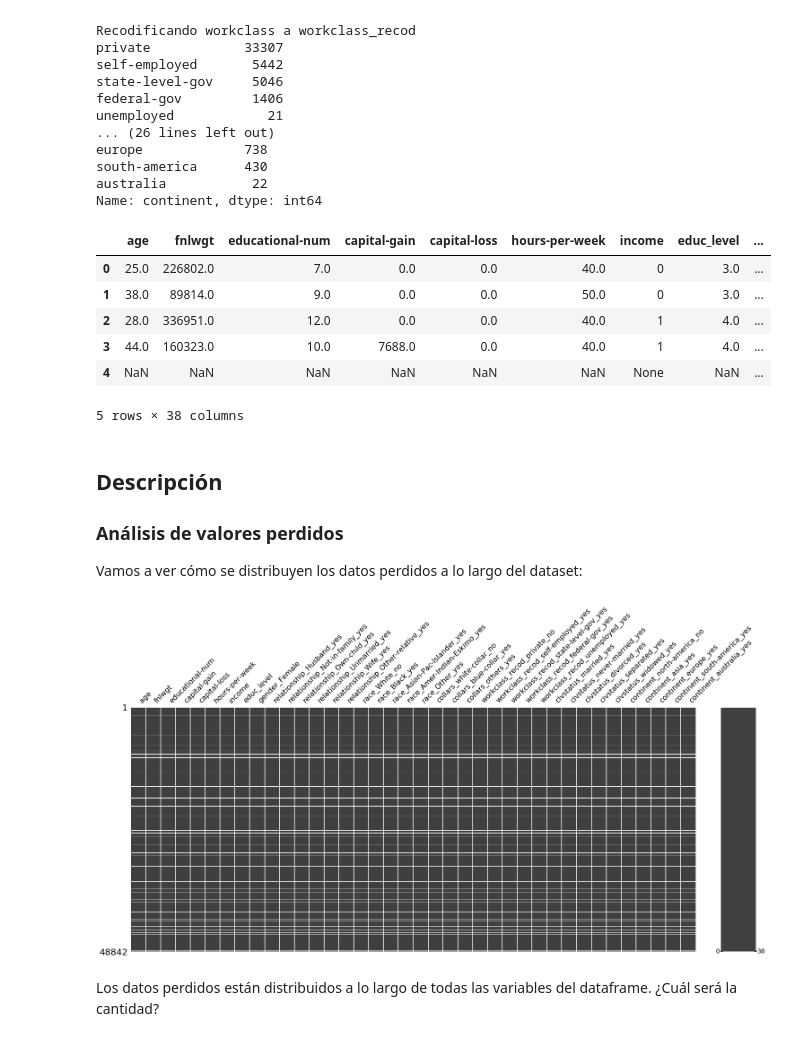
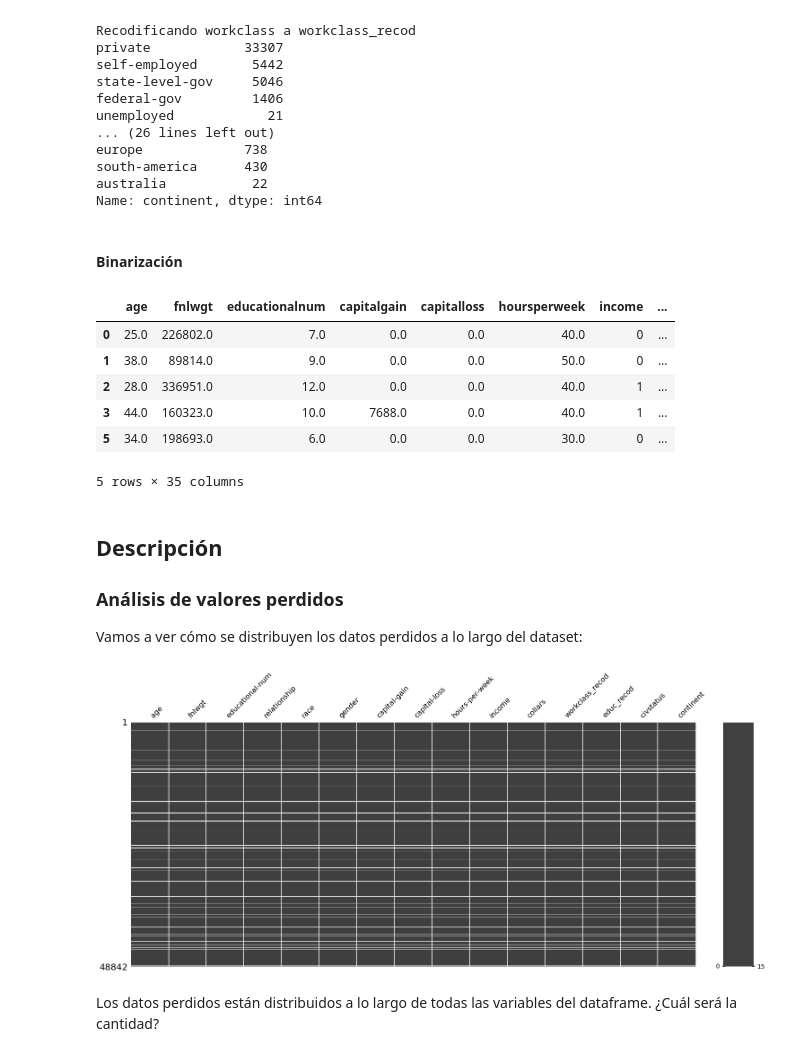
Before and after one commit to muZk/desafio-latam-ds-python, a Jupyter notebook: 02 - Fundamentos Data Science/prueba/Determinantes del ingreso.ipynb, the cells around one changed output. Saved outputs shown, nothing was run; the diff lists cells and outputs as text; code cells hidden in the pictures.

```diff
--- a/02 - Fundamentos Data Science/prueba/Determinantes del ingreso.ipynb
+++ b/02 - Fundamentos Data Science/prueba/Determinantes del ingreso.ipynb
@@ -344,13 +331,20 @@ df4 = nicos.dummierize_columns(df4, nominal_columns)
+# %% [markdown]
+#### Binarización
+# %%
+unnecessary_columns = list(filter(lambda x: x != 'income', recodification_rules.keys()))
+df_recod_clean = df_recod.drop(columns=unnecessary_columns)
+
+df = nicos.get_dummies(df_recod_clean)
 # %%
-df4.head(5)
+df.head(5)
 # %% [output]
-|  | age | fnlwgt | educational-num | capital-gain | capital-loss | hours-per-week | income | educ_level | ... |
-| 0 | 25.0 | 226802.0 | 7.0 | 0.0 | 0.0 | 40.0 | 0 | 3.0 | ... |
-| 1 | 38.0 | 89814.0 | 9.0 | 0.0 | 0.0 | 50.0 | 0 | 3.0 | ... |
-| 2 | 28.0 | 336951.0 | 12.0 | 0.0 | 0.0 | 40.0 | 1 | 4.0 | ... |
-| 3 | 44.0 | 160323.0 | 10.0 | 7688.0 | 0.0 | 40.0 | 1 | 4.0 | ... |
-| 4 | NaN | NaN | NaN | NaN | NaN | NaN | None | NaN | ... |
+|  | age | fnlwgt | educationalnum | capitalgain | capitalloss | hoursperweek | income | ... |
+| 0 | 25.0 | 226802.0 | 7.0 | 0.0 | 0.0 | 40.0 | 0 | ... |
+| 1 | 38.0 | 89814.0 | 9.0 | 0.0 | 0.0 | 50.0 | 0 | ... |
+| 2 | 28.0 | 336951.0 | 12.0 | 0.0 | 0.0 | 40.0 | 1 | ... |
+| 3 | 44.0 | 160323.0 | 10.0 | 7688.0 | 0.0 | 40.0 | 1 | ... |
+| 5 | 34.0 | 198693.0 | 6.0 | 0.0 | 0.0 | 30.0 | 0 | ... |
-5 rows × 38 columns
+5 rows × 35 columns
 # %% [markdown]
 ## Descripción
 
@@ -358,9 +352,9 @@ df4.head(5)
 
 Vamos a ver cómo se distribuyen los datos perdidos a lo largo del dataset:
 # %%
-msngo.matrix(df4);
+msngo.matrix(df_recod_clean);
 # %% [output]
-[figure, old version]
+[figure, new version]
 # %% [markdown]
 Los datos perdidos están distribuidos a lo largo de todas las variables del dataframe. ¿Cuál será la cantidad?
 # %%
```
Also changed, not shown: parts of 57 cells of this notebook, 2 other files.
